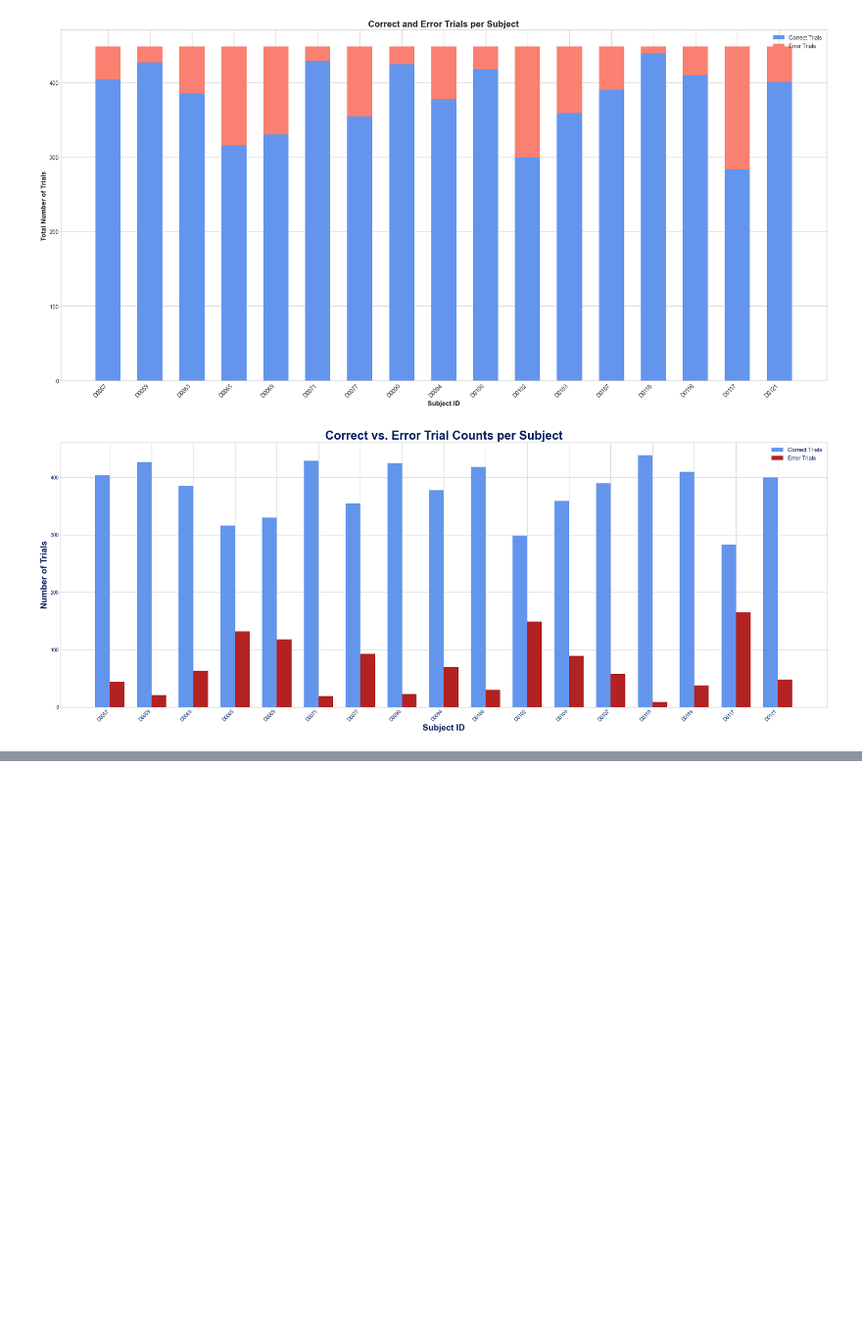
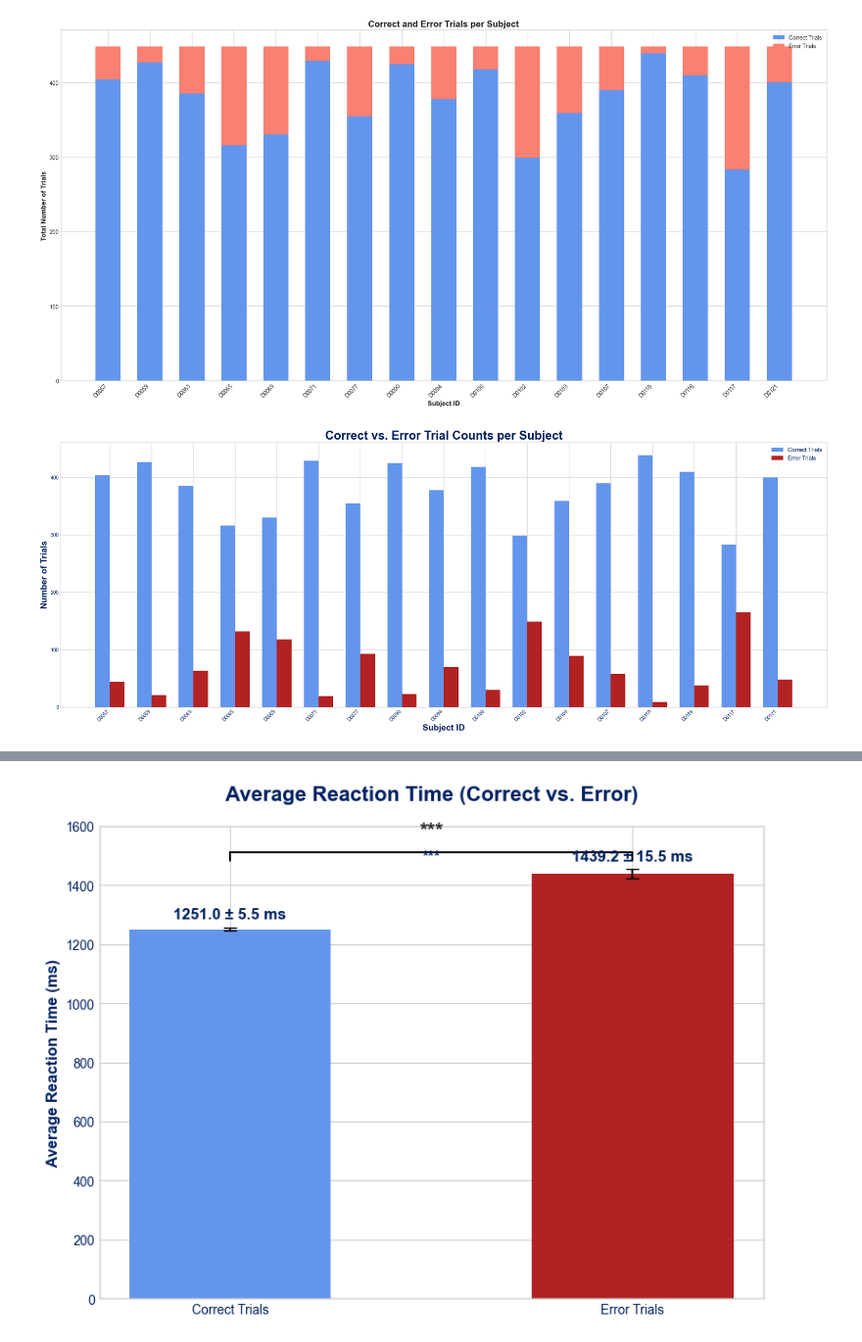
Before and after one commit to coganlab/GlobalLocal, a Jupyter notebook: send_erin_this_to_count_error_trials.ipynb, the cells around one changed output, grey strips where cells are left out. Shown at 98% size. Cells and saved outputs as stored; diff of their text form; code cells hidden in the pictures; blank space fills up the shorter version.

Commit message:
adding new plots

```diff
--- a/send_erin_this_to_count_error_trials.ipynb
+++ b/send_erin_this_to_count_error_trials.ipynb
@@ -160,0 +162,97 @@ plt.show()
+# %%
+#RT with ttest
+# --- 1. Calculate Average RT for Correct and Error trials PER SUBJECT ---
+rt_by_condition = raw_data.groupby(['subject_ID', 'acc'])['RT'].mean().unstack()
+rt_by_condition.columns = ['avg_RT_error', 'avg_RT_correct']
+
+# Drop subjects that might not have both conditions (e.g., no errors)
+rt_by_condition.dropna(inplace=True)
+
+# --- 2. Perform the Paired T-Test ---
+# The test is performed on the list of subject averages for each condition
+t_statistic, p_value = ttest_rel(rt_by_condition['avg_RT_correct'], rt_by_condition['avg_RT_error'])
+
+if p_value < 0.001:
+    p_text = "p < 0.001"
+else:
+    p_text = f"p = {p_value:.3f}"
+
+print("Paired T-Test Results:")
+print(f"T-statistic: {t_statistic:.3f}")
+print(f"P-value: {p_value}")
+
+# --- 3. Calculate Overall Averages for Plotting ---
+avg_rt_correct = rt_by_condition['avg_RT_correct'].mean()
+avg_rt_error = rt_by_condition['avg_RT_error'].mean()
+
+# --- 4. Plotting Section ---
+fig, ax = plt.subplots(figsize=(8, 6))
+plt.style.use('seaborn-v0_8-whitegrid')
+#set text color
+text_color = "#002060"
+
+# --- Add annotation for the p-value with stars ---
+y_max = max(values)
+line_y = y_max * 1.05
+text_y = y_max * 1.08
+tick_height = y_max * 0.02
+
+# Draw the horizontal bar spanning the two groups
+ax.plot([0, 1], [line_y, line_y], color='black', lw=1.5)
+# Add vertical ticks at the ends of the bar
+ax.plot([0, 0], [line_y - tick_height, line_y], color='black', lw=1.5)
+ax.plot([1, 1], [line_y - tick_height, line_y], color='black', lw=1.5)
+
+
+# Determine the star notation based on the p-value
+if p_value < 0.001:
+    p_text = '***'
+elif p_value < 0.01:
+    p_text = '**'
+elif p_value < 0.05:
+    p_text = '*'
+else:
+    p_text = 'n.s.' # not significant
+
+# Add the star text above the bar
+ax.text(0.5, text_y, p_text, ha='center', va='bottom', fontsize=16, fontweight='bold')
+
+categories = ['Correct Trials', 'Error Trials']
+values = [avg_rt_correct, avg_rt_error]
+colors = ['cornflowerblue', 'firebrick']
+
+# Plot the bars with error bars
+ax.bar(categories, values, yerr=errors, color=colors, width=0.5,
+       capsize=5, ecolor='black')
+
+# Add text labels on top of each bar
+for i, (value, error) in enumerate(zip(values, errors)):
+    # Set the y position of the text to be slightly above the error bar
+    text_y = value + error + 20 # Increased offset for ms scale
+    # Updated text format to include ± SEM and one decimal place
+    ax.text(i, text_y, f'{value:.1f} ± {error:.1f} ms', ha='center', va='bottom', fontsize=12, fontweight='bold', color=text_color)
+
+
+# --- Add annotation for the p-value ---
+# This draws a line between the two bars and places the p-value text above it
+y_max = max(values)
+#line_y = y_max * 1.05
+#text_y = y_max * 1.08
+#ax.plot([0, 1], [line_y, line_y], color='black', lw=1.5)
+ax.text(0.5, text_y, p_text, ha='center', va='bottom', fontsize=12, fontweight='bold', color=text_color)
+
+
+# --- Final Formatting ---
+ax.set_ylabel('Average Reaction Time (ms)', fontweight='bold', fontsize=12, color=text_color)
+ax.set_title('Average Reaction Time (Correct vs. Error)', fontweight='bold', fontsize=16, pad=20, color=text_color)
+ax.set_ylim(0, y_max * 1.25)
+
+ax.tick_params(axis='x', colors=text_color)
+ax.tick_params(axis='y', colors=text_color)
+
+# --- Set the y-axis to end exactly at 1600 ---
+ax.set_ylim(0, 1600)
+
+plt.tight_layout()
+plt.show()
+# %% [output]
@@ -160,0 +262 @@ plt.show()
+[figure, added]
```
Also changed, not shown: parts of 3 cells of this notebook, 3 other files.
